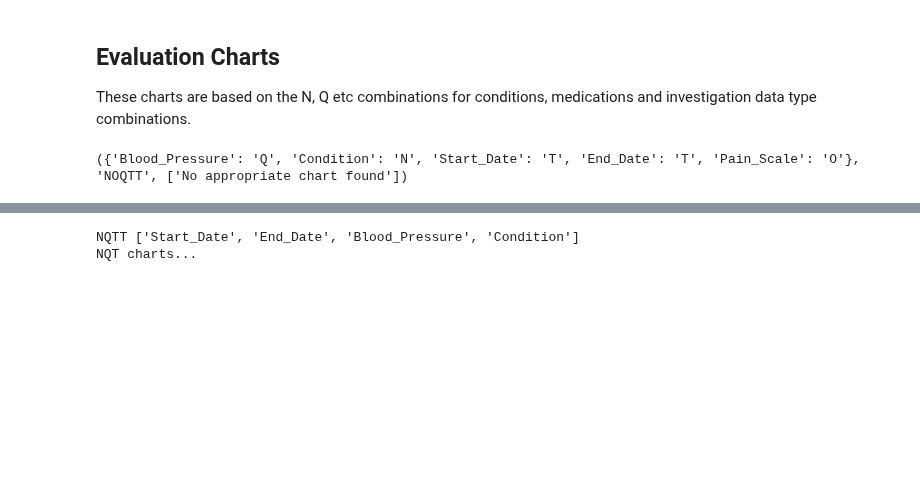
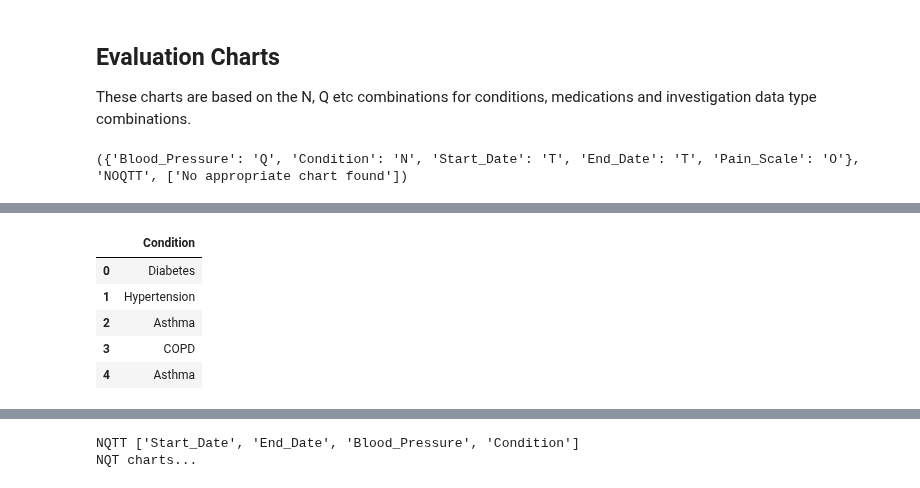
Before and after one commit to layik/dynairxvis, a Jupyter notebook: notebooks/get_started.ipynb, the cells around one changed output, grey strips where cells are left out. Drawn from its saved outputs; the diff is of its cells as text; code cells hidden in the pictures; blank space fills up the shorter version.

```diff
--- a/notebooks/get_started.ipynb
+++ b/notebooks/get_started.ipynb
@@ -95,3 +75,12 @@ Plotting histogram for Blood_Pressure...
 [figure]
 [figure]
 [figure]
+# %%
+df[['Condition']]
+# %% [output]
+|  | Condition |
+| 0 | Diabetes |
+| 1 | Hypertension |
+| 2 | Asthma |
+| 3 | COPD |
+| 4 | Asthma |
```
Also changed, not shown: parts of 14 cells of this notebook, 2 other files.
